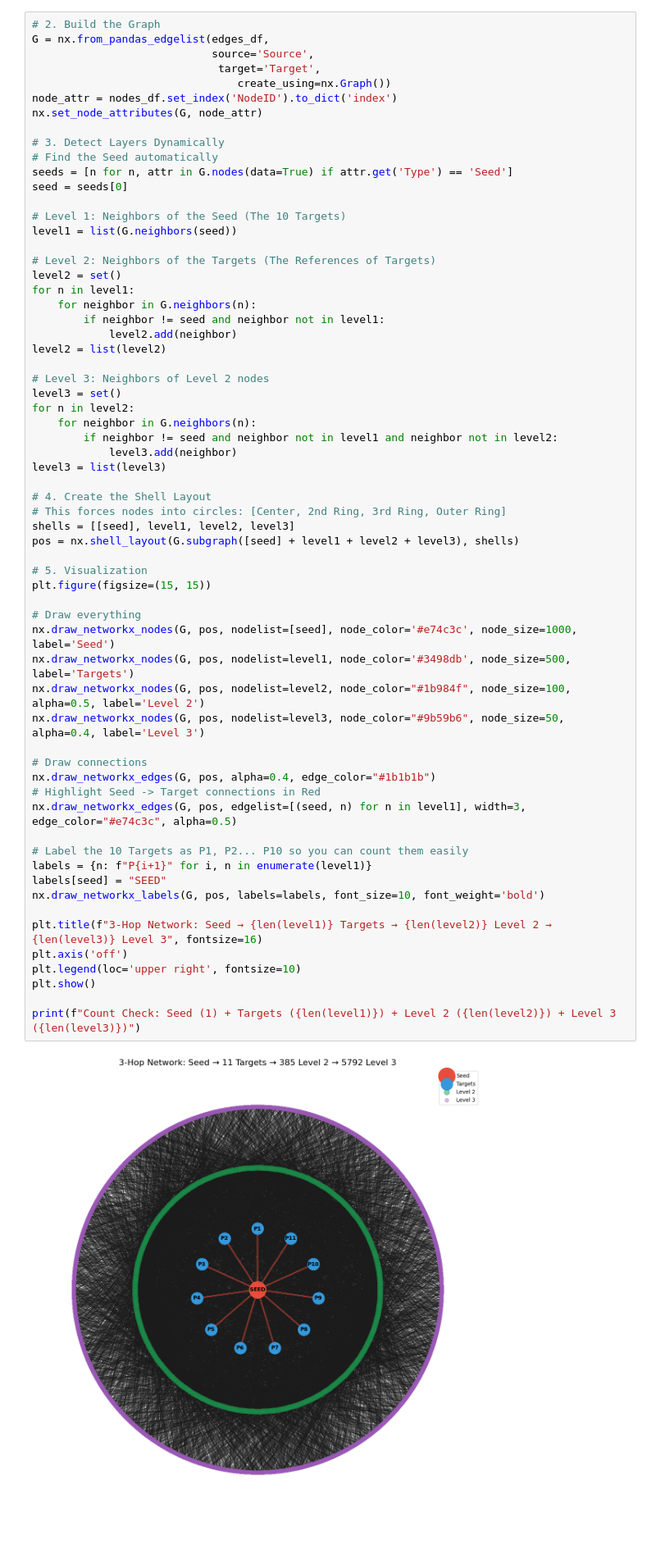
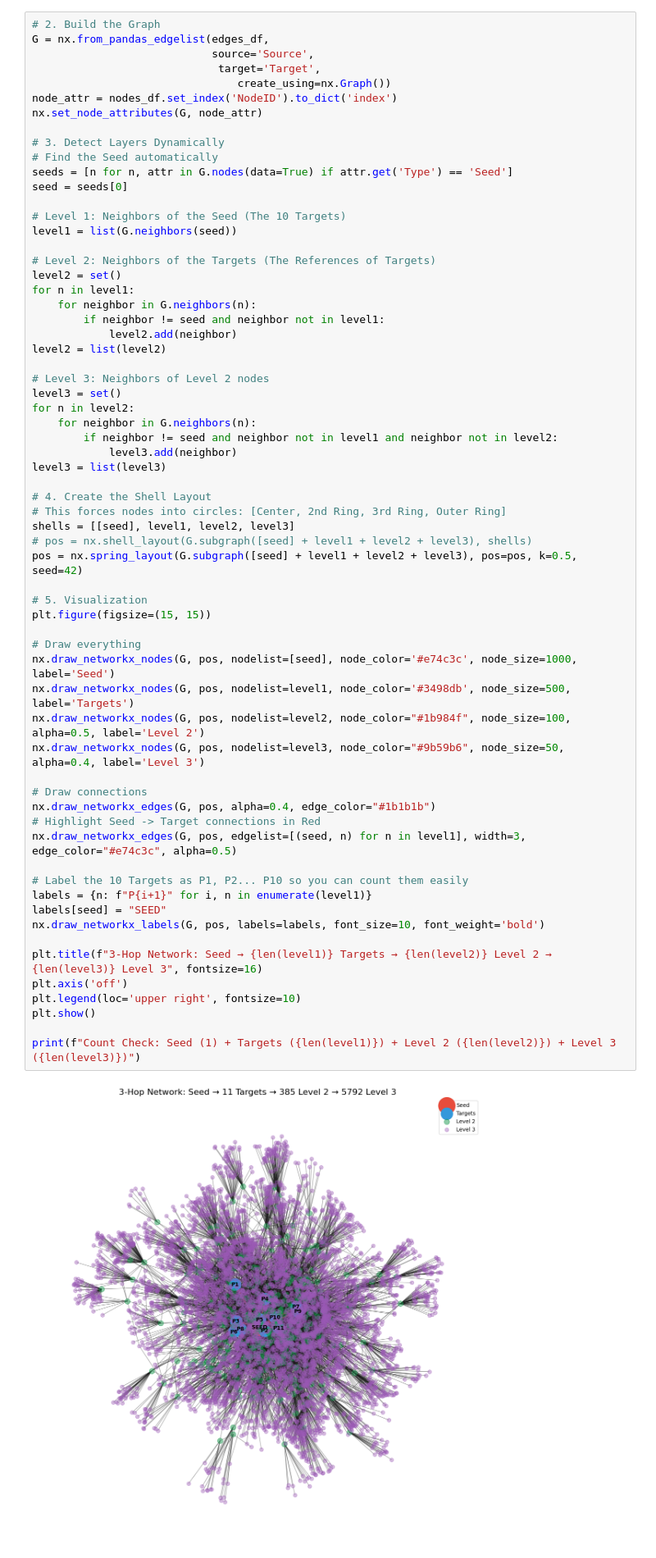
Before and after one commit to Thenuja-S/Graph-Theoretic-Research-Project, a Jupyter notebook: scripts/GenerateNetowrkX_Graph.ipynb, the cells around one changed output. Shown at 82% size. Cells and saved outputs as stored; diff of their text form.

```diff
--- a/scripts/GenerateNetowrkX_Graph.ipynb
+++ b/scripts/GenerateNetowrkX_Graph.ipynb
@@ -108,35 +108,36 @@ level3 = list(level3)
 # 4. Create the Shell Layout
 # This forces nodes into circles: [Center, 2nd Ring, 3rd Ring, Outer Ring]
 shells = [[seed], level1, level2, level3]
-pos = nx.shell_layout(G.subgraph([seed] + level1 + level2 + level3), shells)
+# pos = nx.shell_layout(G.subgraph([seed] + level1 + level2 + level3), shells)
+pos = nx.spring_layout(G.subgraph([seed] + level1 + level2 + level3), pos=pos, k=0.5, seed=42)
 
 # 5. Visualization
 plt.figure(figsize=(15, 15))
 
 # Draw everything
 nx.draw_networkx_nodes(G, pos, nodelist=[seed], node_color='#e74c3c', node_size=1000, label='Seed')
 nx.draw_networkx_nodes(G, pos, nodelist=level1, node_color='#3498db', node_size=500, label='Targets')
 nx.draw_networkx_nodes(G, pos, nodelist=level2, node_color="#1b984f", node_size=100, alpha=0.5, label='Level 2')
 nx.draw_networkx_nodes(G, pos, nodelist=level3, node_color="#9b59b6", node_size=50, alpha=0.4, label='Level 3')
 
 # Draw connections
 nx.draw_networkx_edges(G, pos, alpha=0.4, edge_color="#1b1b1b")
 # Highlight Seed -> Target connections in Red
 nx.draw_networkx_edges(G, pos, edgelist=[(seed, n) for n in level1], width=3, edge_color="#e74c3c", alpha=0.5)
 
 # Label the 10 Targets as P1, P2... P10 so you can count them easily
 labels = {n: f"P{i+1}" for i, n in enumerate(level1)}
 labels[seed] = "SEED"
 nx.draw_networkx_labels(G, pos, labels=labels, font_size=10, font_weight='bold')
 
 plt.title(f"3-Hop Network: Seed → {len(level1)} Targets → {len(level2)} Level 2 → {len(level3)} Level 3", fontsize=16)
 plt.axis('off')
 plt.legend(loc='upper right', fontsize=10)
 plt.show()
 
 print(f"Count Check: Seed (1) + Targets ({len(level1)}) + Level 2 ({len(level2)}) + Level 3 ({len(level3)})")
 # %% [output]
-[figure, old version]
+[figure, new version]
 Count Check: Seed (1) + Targets (11) + Level 2 (385) + Level 3 (5792)
 # %% [markdown]
 Katz Centrality for Level 1 (Seed's Neighbors)
```
Also changed, not shown: parts of 11 cells of this notebook, 5 other files.
